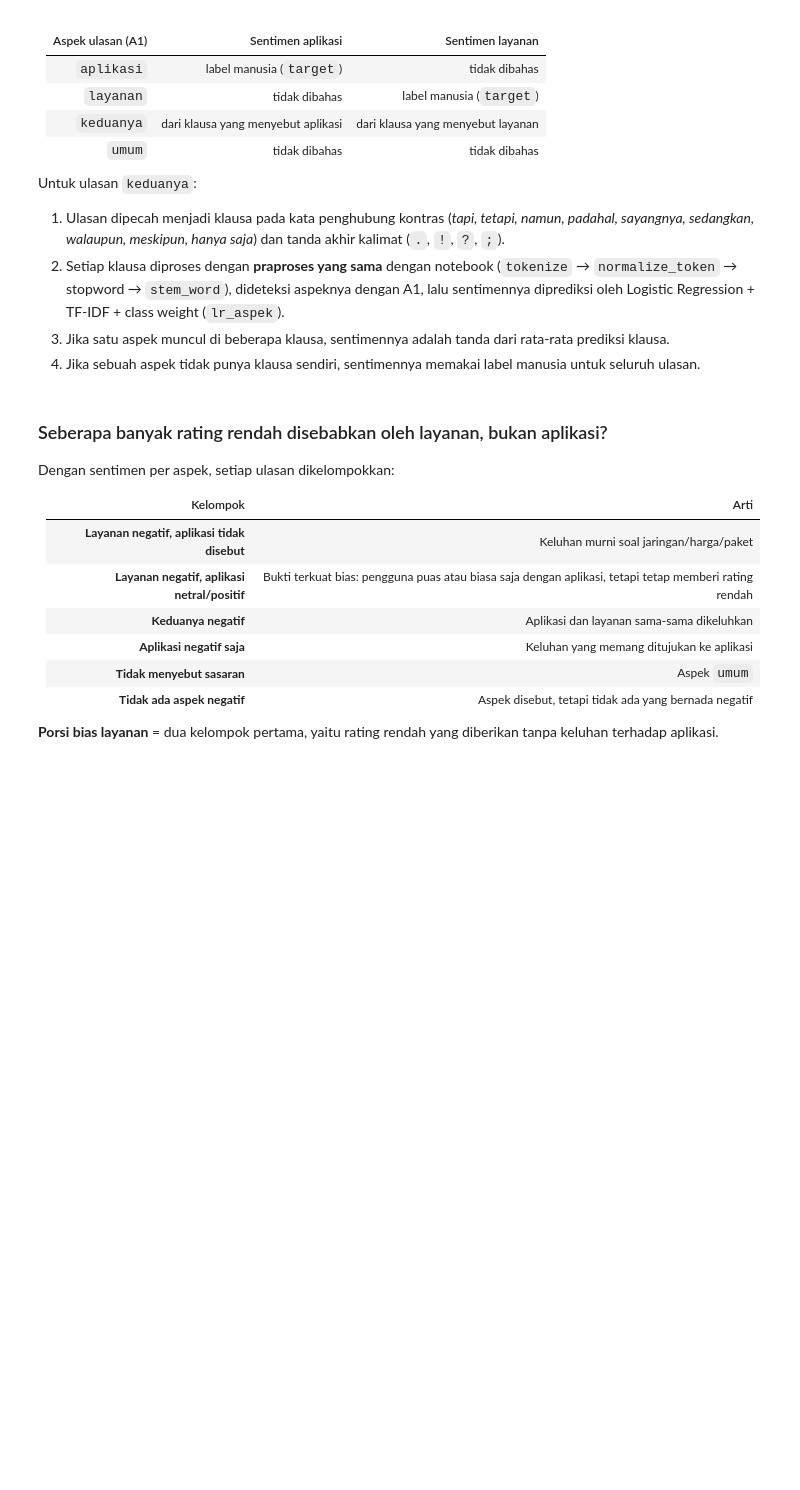
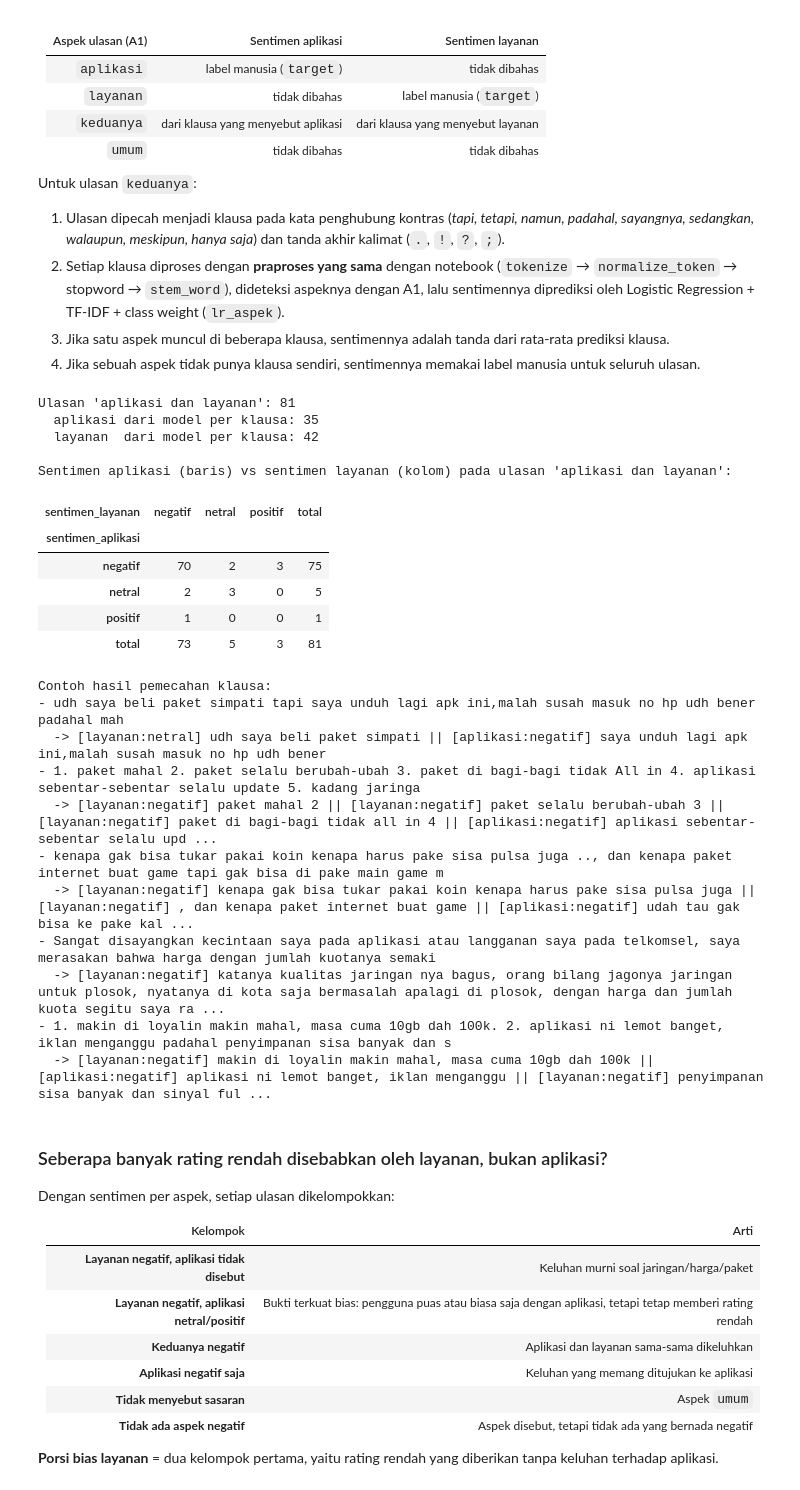
Before and after one commit to Newtype354/Sentiment-Analysis-bias-mytelkomsel, a Jupyter notebook: PBA_Sentiment_Analysis.ipynb, the cells around one changed output. Drawn from its saved outputs; the diff is of its cells as text; code cells hidden in the pictures; blank space fills up the shorter version.

```diff
--- a/PBA_Sentiment_Analysis.ipynb
+++ b/PBA_Sentiment_Analysis.ipynb
@@ -1067,7 +1169,7 @@ def acsa_satu_ulasan(baris):
         hasil[f"sentimen_{aspek}"] = baris["target"]
         hasil[f"sumber_{aspek}"] = "label manusia"
         return pd.Series(hasil)
-    if aspek != "keduanya":
+    if aspek != "aplikasi dan layanan":
         return pd.Series(hasil)
 
     per_aspek = {"aplikasi": [], "layanan": []}
@@ -1081,36 +1183,59 @@ def acsa_satu_ulasan(baris):
         if s is None:
             continue
         per_aspek[aspek_klausa].append(s)
         rincian.append(f"[{aspek_klausa}:{NAMA_SENTIMEN[s]}] {klausa}")
 
     for a in ("aplikasi", "layanan"):
         if per_aspek[a]:
             hasil[f"sentimen_{a}"] = int(np.sign(np.mean(per_aspek[a])))
             hasil[f"sumber_{a}"] = "model per klausa"
         else:
             hasil[f"sentimen_{a}"] = baris["target"]
             hasil[f"sumber_{a}"] = "label manusia (tidak bisa dipisah)"
     hasil["rincian_klausa"] = " || ".join(rincian)
     return pd.Series(hasil)
 
 
 kolom_acsa = ["sentimen_aplikasi", "sentimen_layanan", "sumber_aplikasi", "sumber_layanan", "rincian_klausa"]
 df_aspek = df_aspek.drop(columns=kolom_acsa, errors="ignore")   # aman jika sel ini dijalankan ulang
 df_aspek = df_aspek.join(df_aspek.apply(acsa_satu_ulasan, axis=1))
 
-keduanya = df_aspek[df_aspek["aspek"] == "keduanya"]
-print(f"Ulasan 'keduanya': {len(keduanya)}")
+keduanya = df_aspek[df_aspek["aspek"] == "aplikasi dan layanan"]
+print(f"Ulasan 'aplikasi dan layanan': {len(keduanya)}")
 print(f"  aplikasi dari model per klausa: {(keduanya['sumber_aplikasi'] == 'model per klausa').sum()}")
 print(f"  layanan  dari model per klausa: {(keduanya['sumber_layanan'] == 'model per klausa').sum()}")
 
-print("\nSentimen aplikasi (baris) vs sentimen layanan (kolom) pada ulasan 'keduanya':")
+print("\nSentimen aplikasi (baris) vs sentimen layanan (kolom) pada ulasan 'aplikasi dan layanan':")
 display(pd.crosstab(keduanya["sentimen_aplikasi"].map(NAMA_SENTIMEN),
                     keduanya["sentimen_layanan"].map(NAMA_SENTIMEN), margins=True, margins_name="total"))
 
 print("\nContoh hasil pemecahan klausa:")
 for _, r in keduanya[keduanya["rincian_klausa"].str.count(r"\|\|") >= 1].head(5).iterrows():
     print(f"- {r['ulasan'][:140]}")
     print(f"  -> {r['rincian_klausa'][:220]}")
+# %% [output]
+Ulasan 'aplikasi dan layanan': 81
+  aplikasi dari model per klausa: 35
+  layanan  dari model per klausa: 42
+
+Sentimen aplikasi (baris) vs sentimen layanan (kolom) pada ulasan 'aplikasi dan layanan':
+| sentimen_layanan | negatif | netral | positif | total |
+| sentimen_aplikasi |  |  |  |  |
+| negatif | 70 | 2 | 3 | 75 |
+| netral | 2 | 3 | 0 | 5 |
+| positif | 1 | 0 | 0 | 1 |
+| total | 73 | 5 | 3 | 81 |
+Contoh hasil pemecahan klausa:
+- udh saya beli paket simpati tapi saya unduh lagi apk ini,malah susah masuk no hp udh bener padahal mah
+  -> [layanan:netral] udh saya beli paket simpati || [aplikasi:negatif] saya unduh lagi apk ini,malah susah masuk no hp udh bener
+- 1. paket mahal 2. paket selalu berubah-ubah 3. paket di bagi-bagi tidak All in 4. aplikasi sebentar-sebentar selalu update 5. kadang jaringa
+  -> [layanan:negatif] paket mahal 2 || [layanan:negatif] paket selalu berubah-ubah 3 || [layanan:negatif] paket di bagi-bagi tidak all in 4 || [aplikasi:negatif] aplikasi sebentar-sebentar selalu upd ...
+- kenapa gak bisa tukar pakai koin kenapa harus pake sisa pulsa juga .., dan kenapa paket internet buat game tapi gak bisa di pake main game m
+  -> [layanan:negatif] kenapa gak bisa tukar pakai koin kenapa harus pake sisa pulsa juga || [layanan:negatif] , dan kenapa paket internet buat game || [aplikasi:negatif] udah tau gak bisa ke pake kal ...
+- Sangat disayangkan kecintaan saya pada aplikasi atau langganan saya pada telkomsel, saya merasakan bahwa harga dengan jumlah kuotanya semaki
+  -> [layanan:negatif] katanya kualitas jaringan nya bagus, orang bilang jagonya jaringan untuk plosok, nyatanya di kota saja bermasalah apalagi di plosok, dengan harga dan jumlah kuota segitu saya ra ...
+- 1. makin di loyalin makin mahal, masa cuma 10gb dah 100k. 2. aplikasi ni lemot banget, iklan menganggu padahal penyimpanan sisa banyak dan s
+  -> [layanan:negatif] makin di loyalin makin mahal, masa cuma 10gb dah 100k || [aplikasi:negatif] aplikasi ni lemot banget, iklan menganggu || [layanan:negatif] penyimpanan sisa banyak dan sinyal ful ...
 # %% [markdown]
 <h3>Seberapa banyak rating rendah disebabkan oleh layanan, bukan aplikasi?</h3>
 
```
Also changed, not shown: parts of 14 cells of this notebook.
